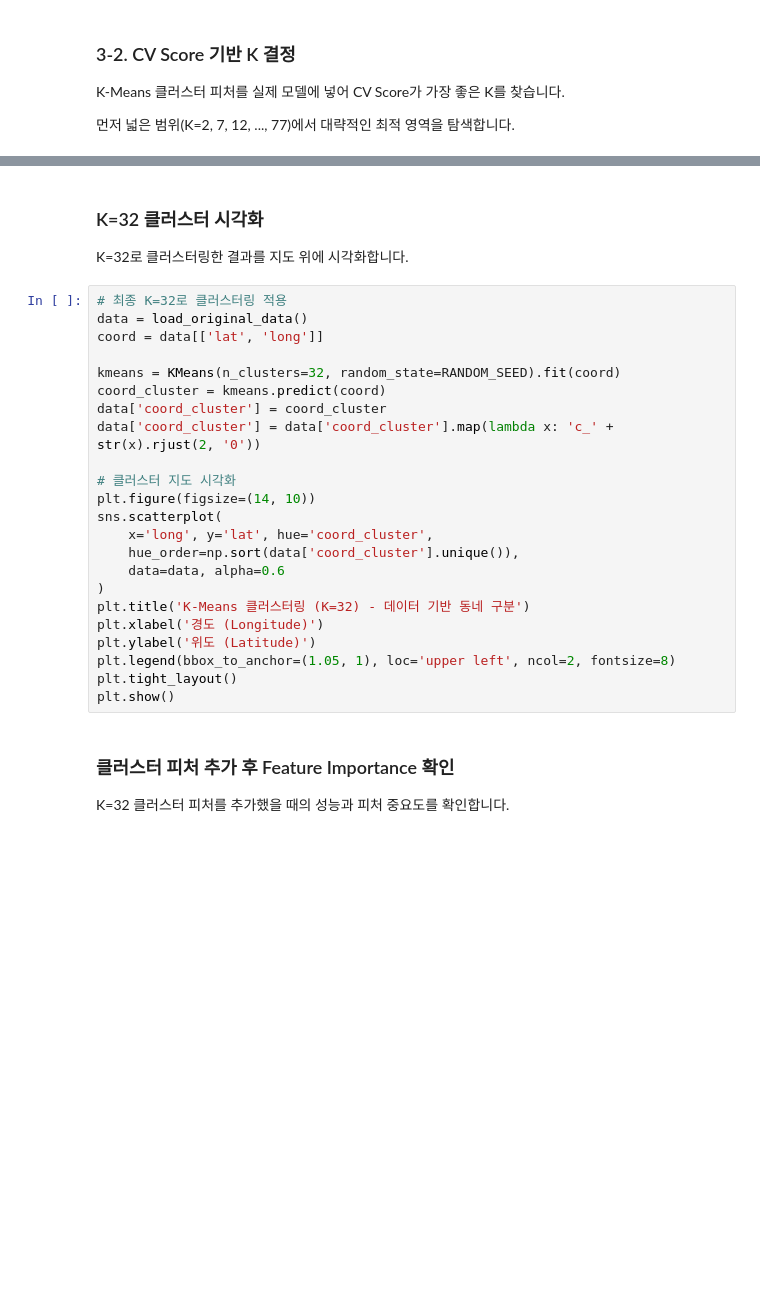
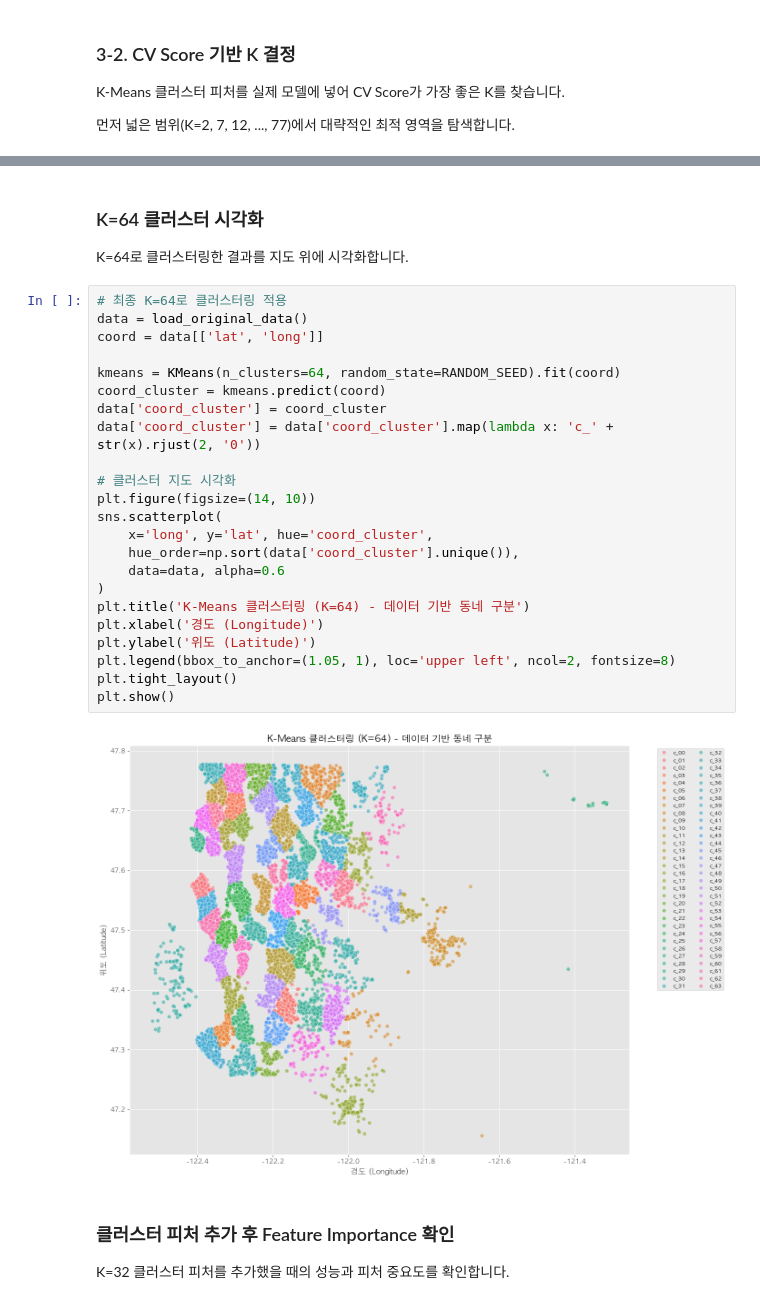
Before and after one commit to tmheo/2019-2nd-ML-month-with-KaKR-Solution, a Jupyter notebook: tutorial/03_geo_feature_engineering.ipynb, the cells around one changed output, grey strips where cells are left out. Cells and saved outputs as stored; diff of their text form; blank space fills up the shorter version.

```diff
--- a/tutorial/03_geo_feature_engineering.ipynb
+++ b/tutorial/03_geo_feature_engineering.ipynb
@@ -542,30 +619,32 @@ for k in k_range_narrow:
 # %% [markdown]
-### K=32 클러스터 시각화
+### K=64 클러스터 시각화
 
-K=32로 클러스터링한 결과를 지도 위에 시각화합니다.
+K=64로 클러스터링한 결과를 지도 위에 시각화합니다.
 # %%
-# 최종 K=32로 클러스터링 적용
+# 최종 K=64로 클러스터링 적용
 data = load_original_data()
 coord = data[['lat', 'long']]
 
-kmeans = KMeans(n_clusters=32, random_state=RANDOM_SEED).fit(coord)
+kmeans = KMeans(n_clusters=64, random_state=RANDOM_SEED).fit(coord)
 coord_cluster = kmeans.predict(coord)
 data['coord_cluster'] = coord_cluster
 data['coord_cluster'] = data['coord_cluster'].map(lambda x: 'c_' + str(x).rjust(2, '0'))
 
 # 클러스터 지도 시각화
 plt.figure(figsize=(14, 10))
 sns.scatterplot(
     x='long', y='lat', hue='coord_cluster',
     hue_order=np.sort(data['coord_cluster'].unique()),
     data=data, alpha=0.6
 )
-plt.title('K-Means 클러스터링 (K=32) - 데이터 기반 동네 구분')
+plt.title('K-Means 클러스터링 (K=64) - 데이터 기반 동네 구분')
 plt.xlabel('경도 (Longitude)')
 plt.ylabel('위도 (Latitude)')
 plt.legend(bbox_to_anchor=(1.05, 1), loc='upper left', ncol=2, fontsize=8)
 plt.tight_layout()
 plt.show()
+# %% [output]
+[figure, added]
 # %% [markdown]
 ### 클러스터 피처 추가 후 Feature Importance 확인
 
```
Also changed, not shown: parts of 33 cells of this notebook, 1 other file.
